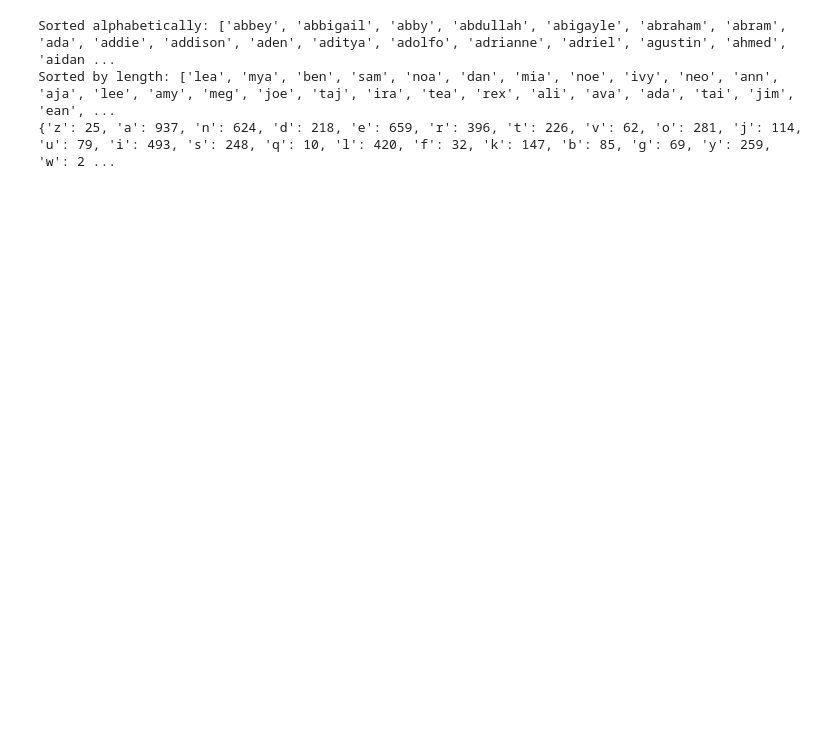
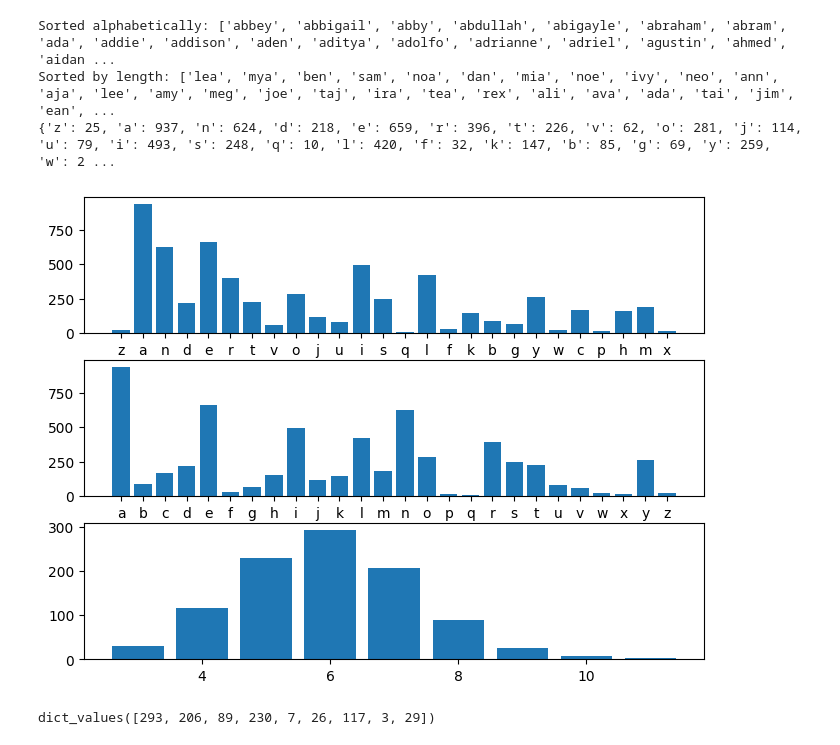
Before and after one commit to VLaugesen/Week-2, a Jupyter notebook: Delopgave-1/navneliste.ipynb, the cells around one changed output. Drawn from its saved outputs; the diff is of its cells as text; code cells hidden in the pictures; blank space fills up the shorter version.

```diff
--- a/Delopgave-1/navneliste.ipynb
+++ b/Delopgave-1/navneliste.ipynb
@@ -1,17 +1,45 @@
 # %%
-with open(r"..\Data\Navneliste.txt") as file:
+import matplotlib.pyplot as plt
+
+def perform_analysis(name_list):
+    letters = {}
+    lengths = {}
+
+    for name in name_list:
+        length = len(name)
+        lengths[length] = lengths.get(length, 0) + 1
+        for letter in name:
+            letters[letter] = letters.get(letter, 0) + 1
+    return letters, lengths
+
+with open("../Data/Navneliste.txt") as file:
     names = file.read().lower().split(',')
 
     print("Sorted alphabetically:", sorted(names))
     print("Sorted by length:", sorted(names, key=str.__len__))
 
-    letters = {}
-    for name in names:
-        for letter in name:
-            letters[letter] = letters.get(letter, 0) + 1
+    letters, lengths = perform_analysis(names)
+    letters_no_dup, lengths_no_dup = perform_analysis(list(set(names)))
 
-    print(letters)
+print(letters)
 # %% [output]
 Sorted alphabetically: ['abbey', 'abbigail', 'abby', 'abdullah', 'abigayle', 'abraham', 'abram', 'ada', 'addie', 'addison', 'aden', 'aditya', 'adolfo', 'adrianne', 'adriel', 'agustin', 'ahmed', 'aidan ...
 Sorted by length: ['lea', 'mya', 'ben', 'sam', 'noa', 'dan', 'mia', 'noe', 'ivy', 'neo', 'ann', 'aja', 'lee', 'amy', 'meg', 'joe', 'taj', 'ira', 'tea', 'rex', 'ali', 'ava', 'ada', 'tai', 'jim', 'ean', ...
 {'z': 25, 'a': 937, 'n': 624, 'd': 218, 'e': 659, 'r': 396, 't': 226, 'v': 62, 'o': 281, 'j': 114, 'u': 79, 'i': 493, 's': 248, 'q': 10, 'l': 420, 'f': 32, 'k': 147, 'b': 85, 'g': 69, 'y': 259, 'w': 2 ...
+# %%
+fig, axs = plt.subplots(3, figsize=(8, 6))
+axs[0].bar(letters.keys(), letters.values())
+
+# Sorting the plot alphabetically
+xs, ys = zip(*sorted(letters.items()))
+axs[1].bar(xs, ys)
+
+axs[2].bar(lengths.keys(), lengths.values())
+
+
+plt.show()
+
+print(lengths.values())
+# %% [output]
+[figure, added]
+dict_values([293, 206, 89, 230, 7, 26, 117, 3, 29])
```
Also changed, not shown: parts of 1 cell of this notebook, 3 other files.
